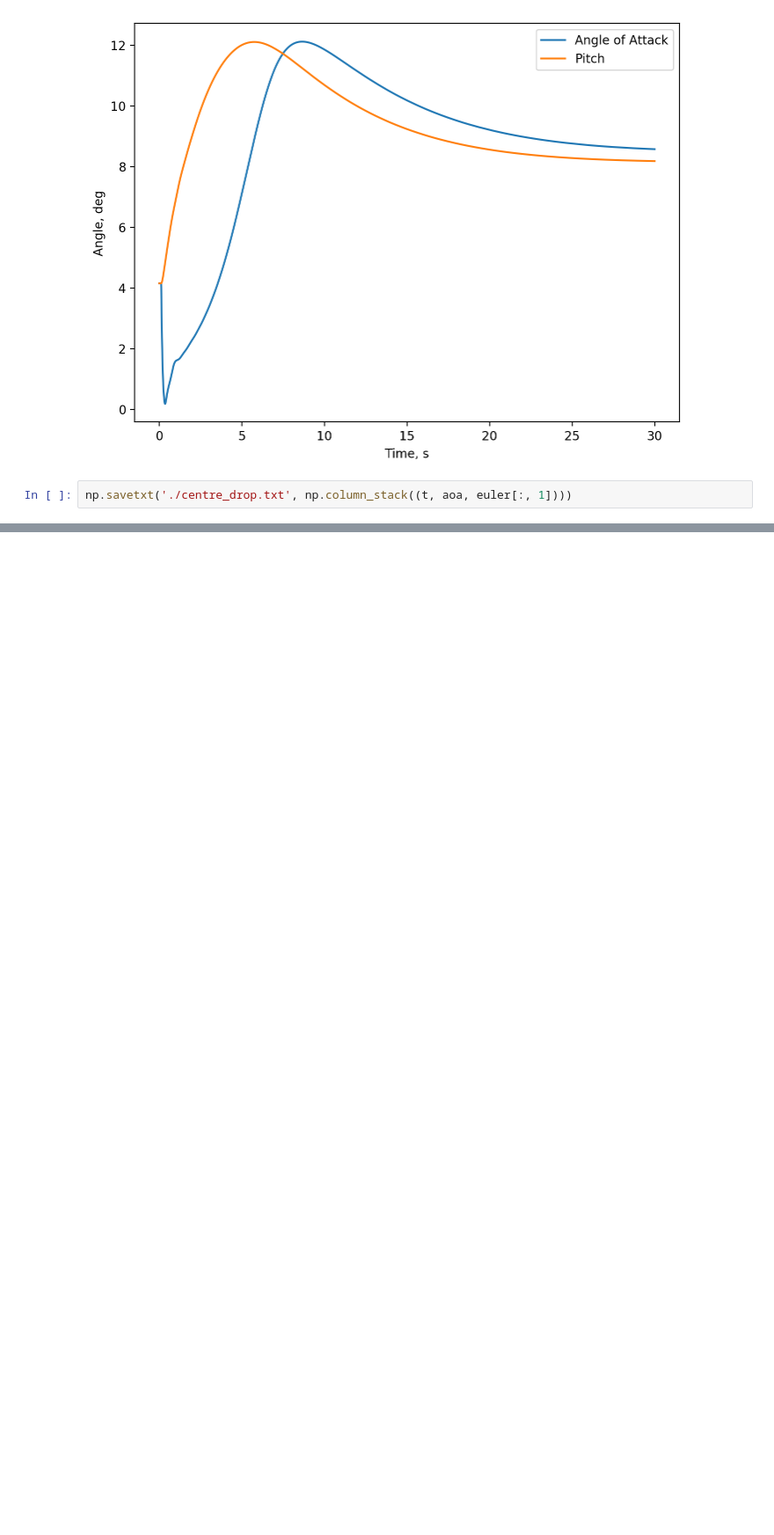
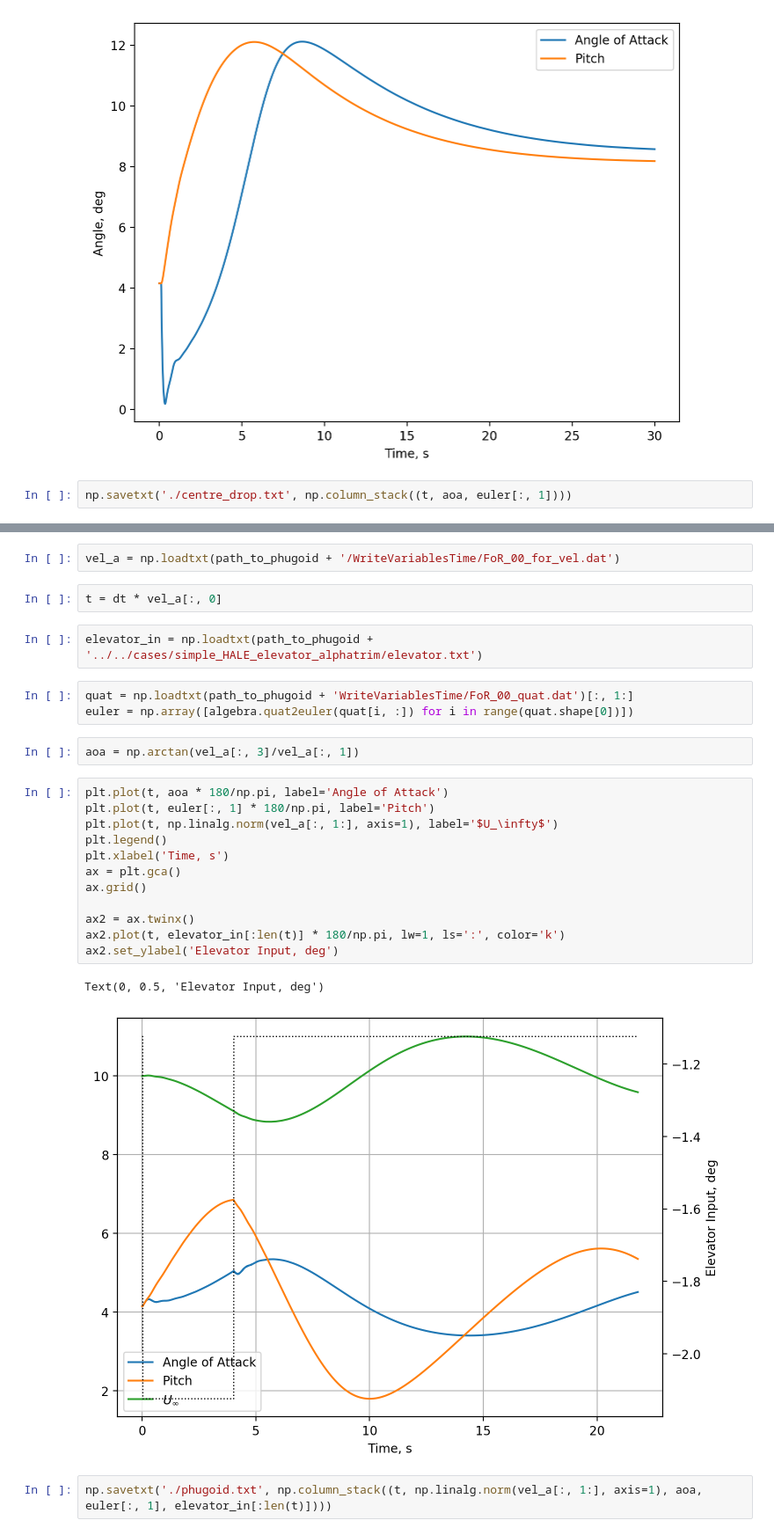
Before and after one commit to ngoiz/hale-mpc, a Jupyter notebook: 03_PayloadDrop/03_MassReleaseAnalysis.ipynb, the cells around one changed output, grey strips where cells are left out. Shown at 88% size. Saved outputs shown, nothing was run; the diff lists cells and outputs as text; blank space fills up the shorter version.

```diff
--- a/03_PayloadDrop/Untitled.ipynb
+++ b/03_PayloadDrop/03_MassReleaseAnalysis.ipynb
@@ -100,0 +61,28 @@ plt.imshow(np.log10(H.__abs__())[:, 26:29])
+# %%
+vel_a = np.loadtxt(path_to_phugoid + '/WriteVariablesTime/FoR_00_for_vel.dat')
+# %%
+t = dt * vel_a[:, 0]
+# %%
+elevator_in = np.loadtxt(path_to_phugoid + '../../cases/simple_HALE_elevator_alphatrim/elevator.txt')
+# %%
+quat = np.loadtxt(path_to_phugoid + 'WriteVariablesTime/FoR_00_quat.dat')[:, 1:]
+euler = np.array([algebra.quat2euler(quat[i, :]) for i in range(quat.shape[0])])
+# %%
+aoa = np.arctan(vel_a[:, 3]/vel_a[:, 1])
+# %%
+plt.plot(t, aoa * 180/np.pi, label='Angle of Attack')
+plt.plot(t, euler[:, 1] * 180/np.pi, label='Pitch')
+plt.plot(t, np.linalg.norm(vel_a[:, 1:], axis=1), label='$U_\infty$')
+plt.legend()
+plt.xlabel('Time, s')
+ax = plt.gca()
+ax.grid()
+
+ax2 = ax.twinx()
+ax2.plot(t, elevator_in[:len(t)] * 180/np.pi, lw=1, ls=':', color='k')
+ax2.set_ylabel('Elevator Input, deg')
+# %% [output]
+Text(0, 0.5, 'Elevator Input, deg')
+[figure, added]
+# %%
+np.savetxt('./phugoid.txt', np.column_stack((t, np.linalg.norm(vel_a[:, 1:], axis=1), aoa, euler[:, 1], elevator_in[:len(t)])))
```
Also changed, not shown: parts of 14 cells of this notebook.
